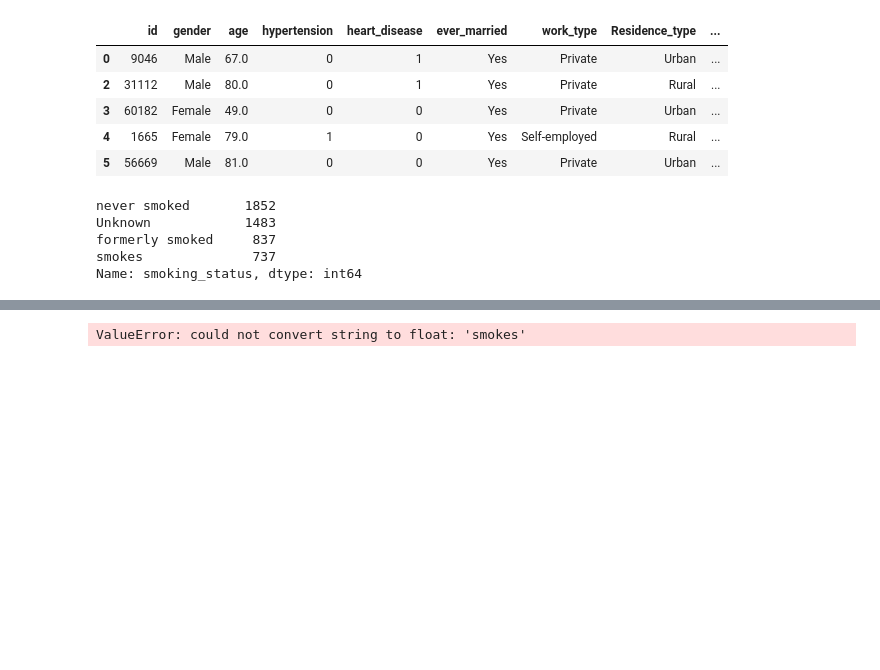
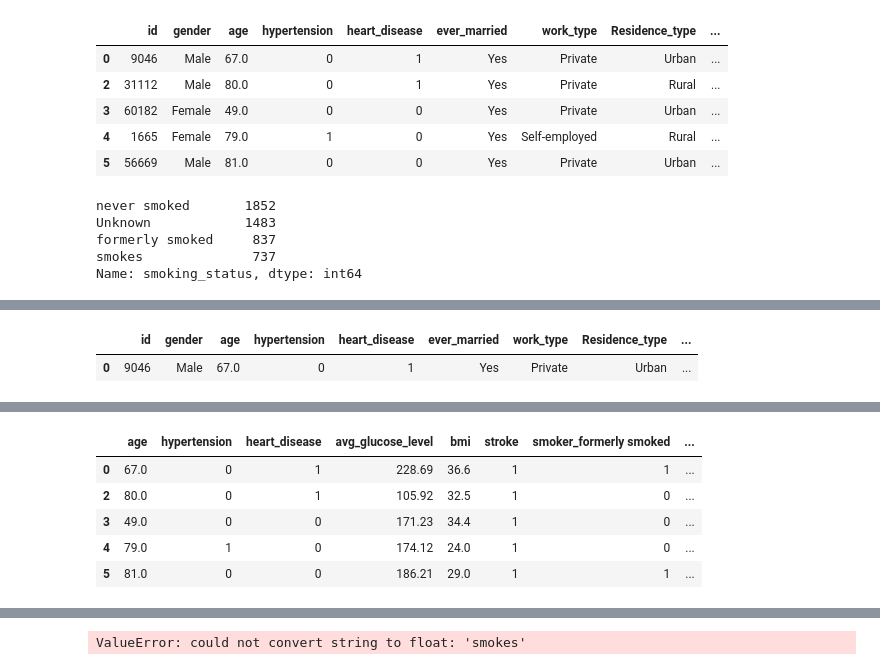
Before and after one commit to Jacobheyman702/Stroke_Classification-, a Jupyter notebook: Stroke_classifier.ipynb, the cells around one changed output, grey strips where cells are left out. Saved outputs shown, nothing was run; the diff lists cells and outputs as text; code cells hidden in the pictures; blank space fills up the shorter version.

```diff
--- a/Stroke_classifier.ipynb
+++ b/Stroke_classifier.ipynb
@@ -261,4 +261,9 @@ Name: smoking_status, dtype: int64
 #Dummy catagories dataframe
 smoke_dummie = pd.get_dummies(df.smoking_status,prefix='smoker',drop_first=True)
 married_dummie = pd.get_dummies(df.ever_married,prefix='married',drop_first=True)
-smoke_dummie = pd.get_dummies(df.smoking_status,prefix='smoker',drop_first=True)
+work_dummie = pd.get_dummies(df.work_type,prefix='work',drop_first=True)
+residnece_dummie = pd.get_dummies(df.Residence_type,prefix='residence',drop_first=True)
+gender_dummie = pd.get_dummies(df.gender,prefix='gender',drop_first=True)
+
+dummie_data = pd.concat([smoke_dummie,married_dummie,work_dummie],axis=1)
+dummie_data.head()
@@ -264,0 +283,13 @@ smoke_dummie = pd.get_dummies(df.smoking_status,prefix='smoker',drop_first=True)
+# %%
+df.head(1)
+# %% [output]
+|  | id | gender | age | hypertension | heart_disease | ever_married | work_type | Residence_type | ... |
+| 0 | 9046 | Male | 67.0 | 0 | 1 | Yes | Private | Urban | ... |
+# %%
+df_2 = df.drop(['work_type','ever_married',
+                  'Residence_type','smoking_status',
+                  'gender','id'],axis=1)
+# %%
+df_3 = pd.concat([df_2,dummie_data],axis=1)
+df_3.head()
+# %% [output]
@@ -265,3 +297,9 @@ smoke_dummie = pd.get_dummies(df.smoking_status,prefix='smoker',drop_first=True)
+|  | age | hypertension | heart_disease | avg_glucose_level | bmi | stroke | smoker_formerly smoked | ... |
+| 0 | 67.0 | 0 | 1 | 228.69 | 36.6 | 1 | 1 | ... |
+| 2 | 80.0 | 0 | 1 | 105.92 | 32.5 | 1 | 0 | ... |
+| 3 | 49.0 | 0 | 0 | 171.23 | 34.4 | 1 | 0 | ... |
+| 4 | 79.0 | 1 | 0 | 174.12 | 24.0 | 1 | 0 | ... |
+| 5 | 81.0 | 0 | 0 | 186.21 | 29.0 | 1 | 1 | ... |
 # %%
 
 #an evaluation metric function to reduce clean up the code
```
Also changed, not shown: parts of 5 cells of this notebook.
